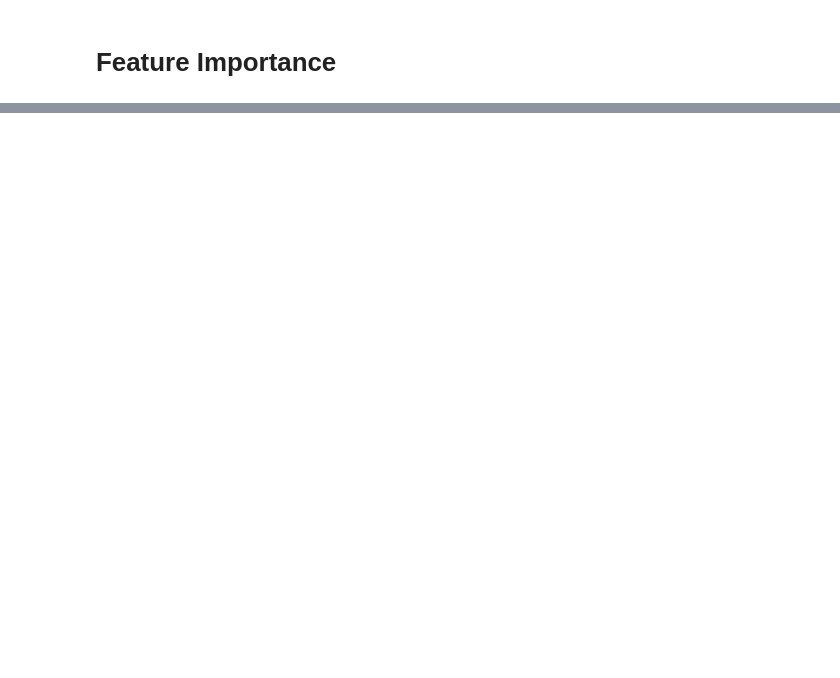
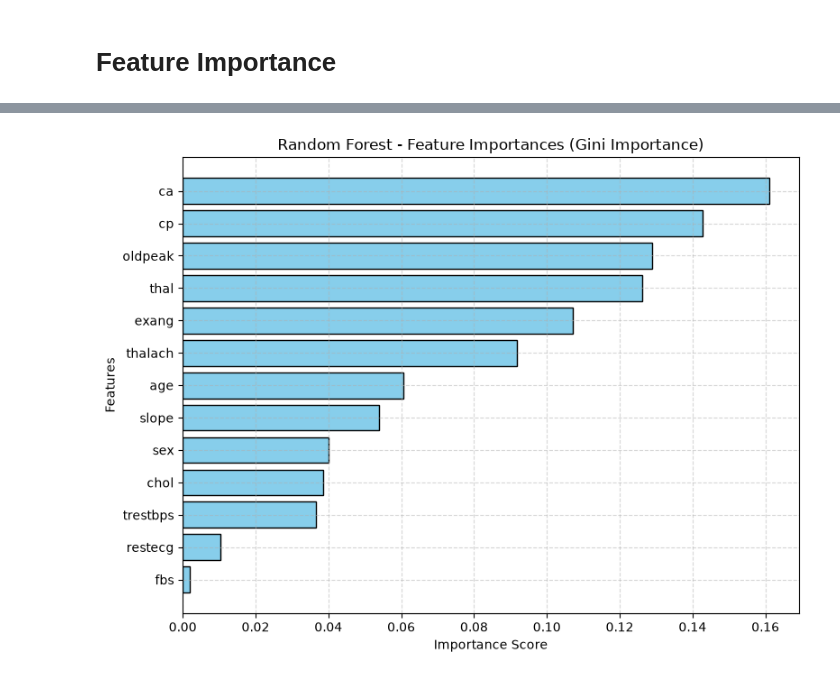
Before and after one commit to BevisWong76/heart-disease-predictor, a Jupyter notebook: heart_disease_classification.ipynb, the cells around one changed output, grey strips where cells are left out. Saved outputs shown, nothing was run; the diff lists cells and outputs as text; code cells hidden in the pictures; blank space fills up the shorter version.

```diff
--- a/heart_disease_classification.ipynb
+++ b/heart_disease_classification.ipynb
@@ -559,0 +643,25 @@ plt.show()
+# %%
+# Feature Importance Visualization for Random Forest Classifier
+
+importances = rs_rf.best_estimator_.feature_importances_
+
+# Sort the features by importance
+
+feature_imp_df = pd.DataFrame({
+    "Feature": X_train.columns,
+    "Importance": importances
+}).sort_values(by="Importance", ascending=True)
+
+# plot the feature importances as a horizontal bar chart
+plt.figure(figsize=(8, 6))
+plt.barh(feature_imp_df["Feature"], feature_imp_df["Importance"], color="skyblue", edgecolor="black")
+
+plt.title("Random Forest - Feature Importances (Gini Importance)")
+plt.xlabel("Importance Score")
+plt.ylabel("Features")
+plt.grid(True, ls="--", alpha=0.5)
+plt.tight_layout()
+plt.savefig(features_plots_dir / "02_feature_importance_random_forest.png", dpi=300, bbox_inches='tight')
+plt.show()
+# %% [output]
+[figure, added]
```
Also changed, not shown: parts of 3 cells of this notebook, 5 other files.
